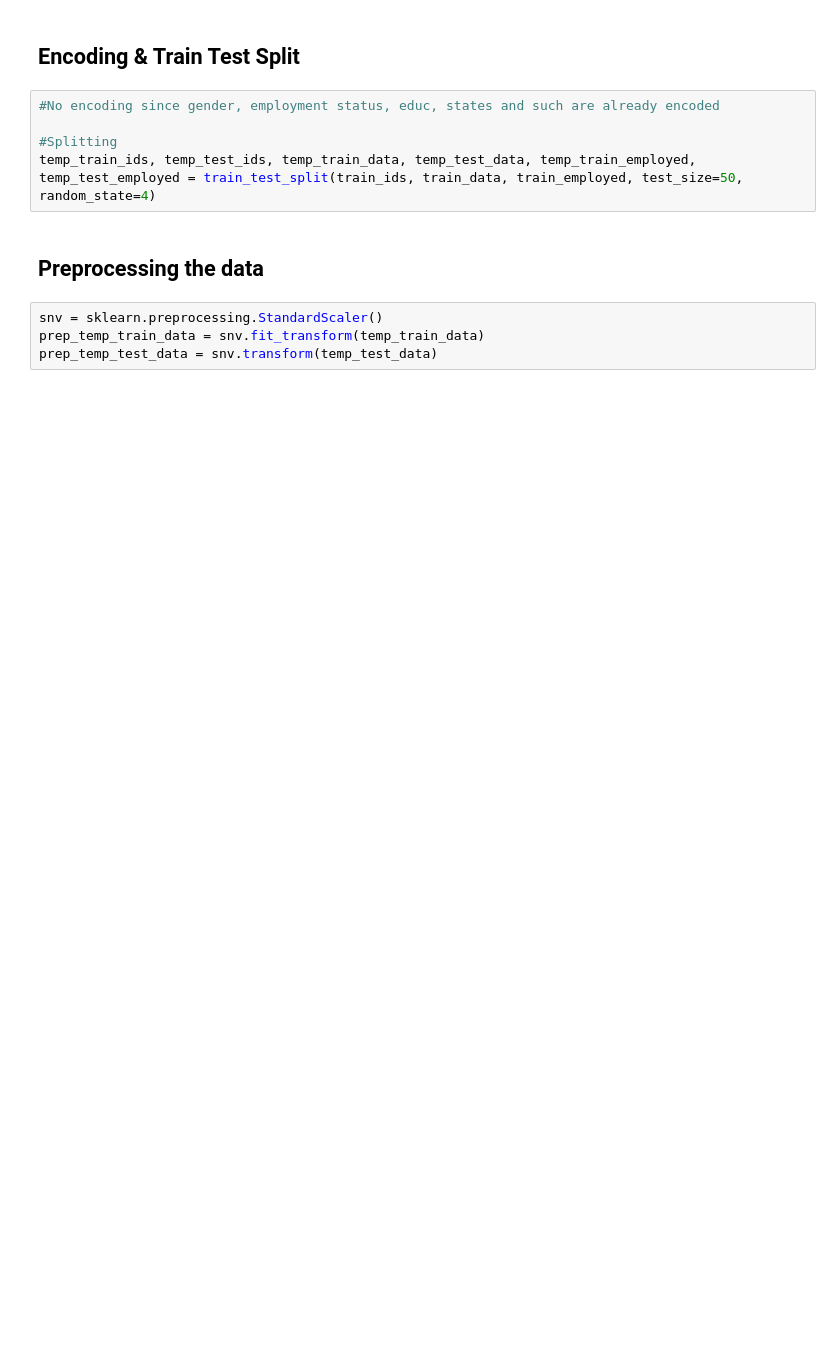
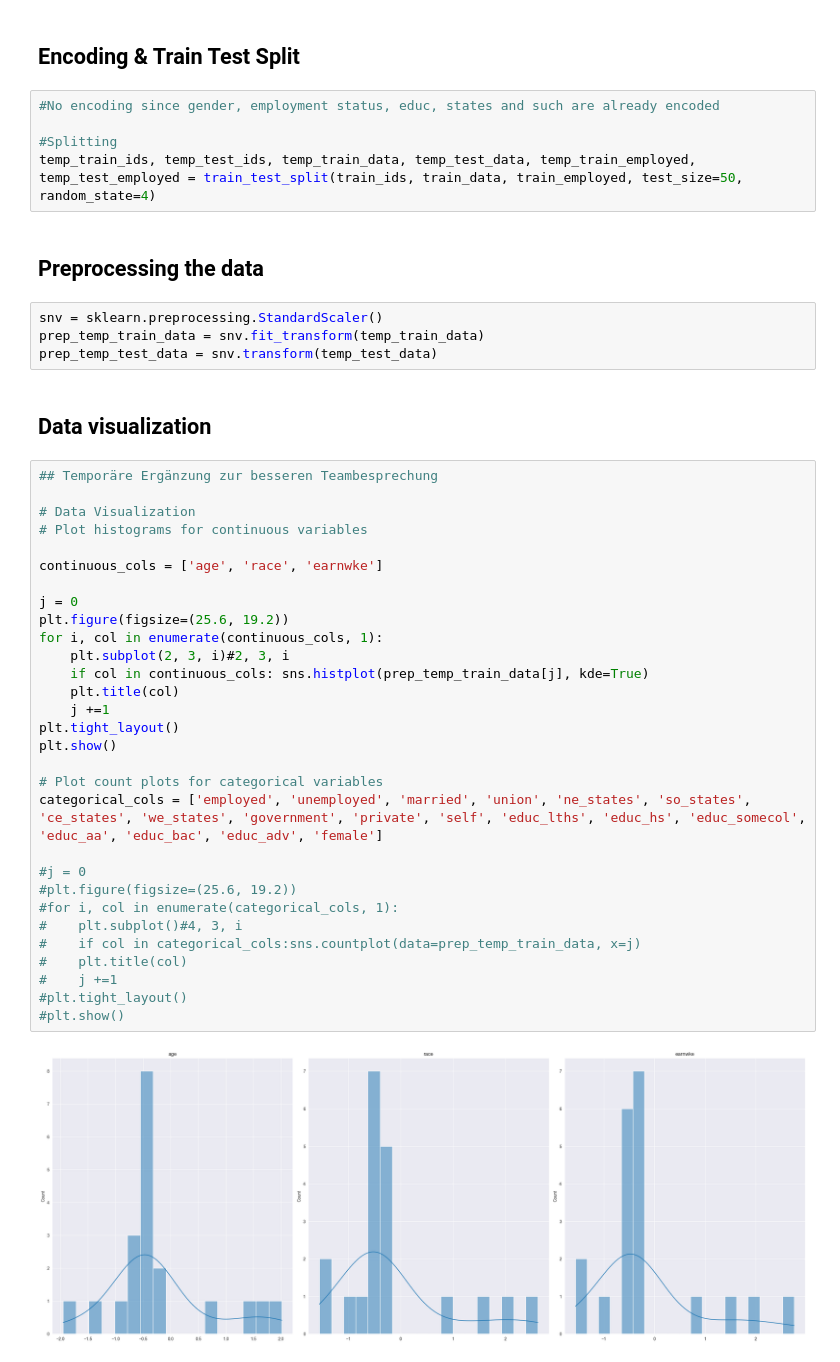
Before and after one commit to nina-prog/prac-smart-data-analytics, a Jupyter notebook: notebooks/exercise-01/240428_Christoph_employment.ipynb, the cells around one changed output. Saved outputs shown, nothing was run; the diff lists cells and outputs as text; blank space fills up the shorter version.

```diff
--- a/notebooks/exercise-01/240428_Christoph_employment.ipynb
+++ b/notebooks/exercise-01/240428_Christoph_employment.ipynb
@@ -108,3 +149,37 @@ temp_train_ids, temp_test_ids, temp_train_data, temp_test_data, temp_train_emplo
 snv = sklearn.preprocessing.StandardScaler()
 prep_temp_train_data = snv.fit_transform(temp_train_data)
 prep_temp_test_data = snv.transform(temp_test_data)
+# %% [markdown]
+## Data visualization
+# %%
+## Temporäre Ergänzung zur besseren Teambesprechung
+
+# Data Visualization
+# Plot histograms for continuous variables
+
+continuous_cols = ['age', 'race', 'earnwke']
+
+j = 0
+plt.figure(figsize=(25.6, 19.2))
+for i, col in enumerate(continuous_cols, 1):
+    plt.subplot(2, 3, i)#2, 3, i
+    if col in continuous_cols: sns.histplot(prep_temp_train_data[j], kde=True)
+    plt.title(col)
+    j +=1
+plt.tight_layout()
+plt.show()
+
+# Plot count plots for categorical variables
+categorical_cols = ['employed', 'unemployed', 'married', 'union', 'ne_states', 'so_states', 'ce_states', 'we_states', 'government', 'private', 'self', 'educ_lths', 'educ_hs', 'educ_somecol', 'educ_aa', 'educ_bac', 'educ_adv', 'female']
+
+#j = 0
+#plt.figure(figsize=(25.6, 19.2))
+#for i, col in enumerate(categorical_cols, 1):
+#    plt.subplot()#4, 3, i
+#    if col in categorical_cols:sns.countplot(data=prep_temp_train_data, x=j)
+#    plt.title(col)
+#    j +=1
+#plt.tight_layout()
+#plt.show()
+# %% [output]
+[figure, added]
```
Also changed, not shown: parts of 17 cells of this notebook.
